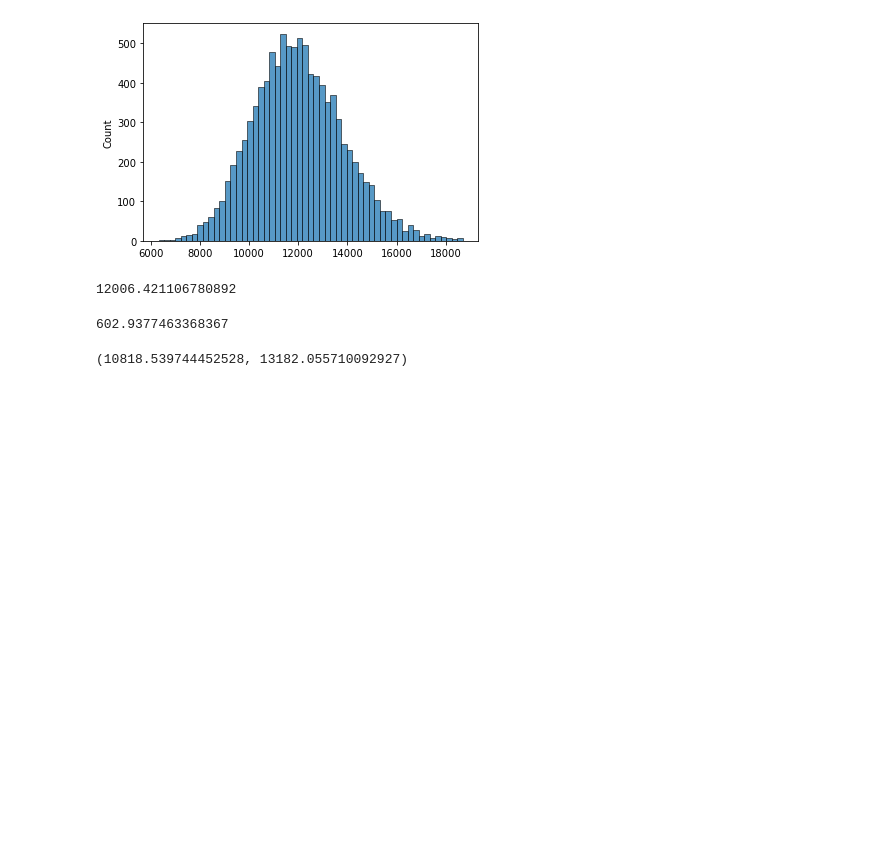
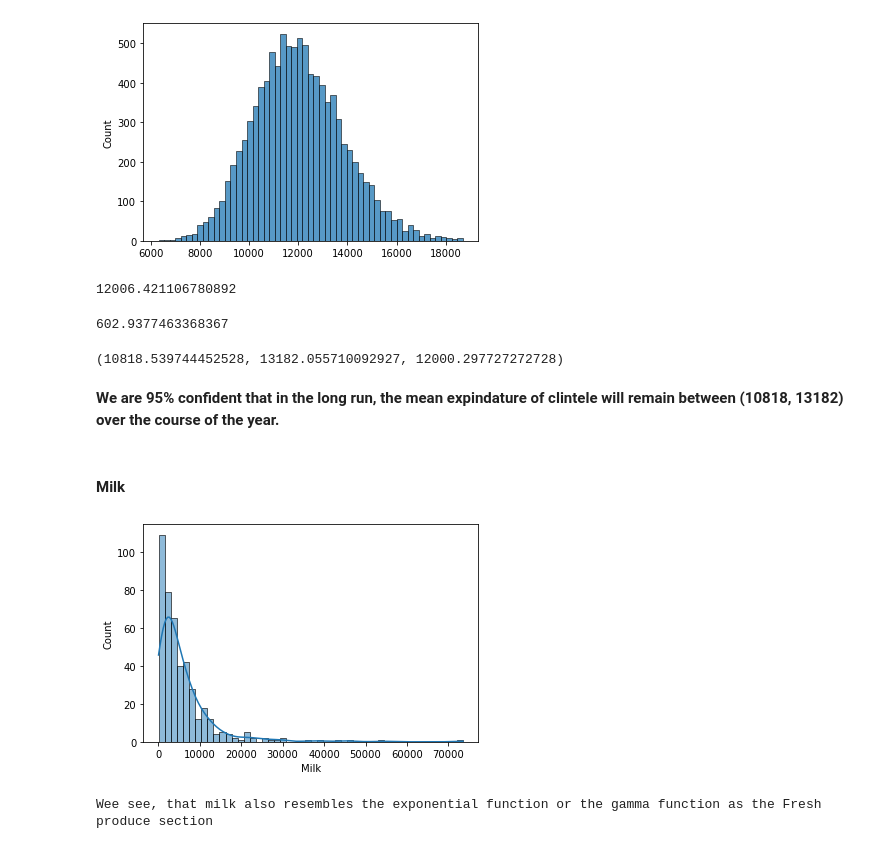
Before and after one commit to lopez-Luis89/Team_Project_AAI-500, a Jupyter notebook: Team Project AAI 500.ipynb, the cells around one changed output. Saved outputs shown, nothing was run; the diff lists cells and outputs as text; code cells hidden in the pictures; blank space fills up the shorter version.

```diff
--- a/Team Project AAI 500.ipynb
+++ b/Team Project AAI 500.ipynb
@@ -120,6 +131,17 @@ fresh_se = fresh_sd / np.sqrt(df['Fresh'].shape[0])
 # %%
 lower = fresh_mean - 1.96*fresh_se
 upper = fresh_mean + 1.96*fresh_se
-lower , upper
+lower , upper, fresh_mean
 # %% [output]
-(10818.539744452528, 13182.055710092927)
+(10818.539744452528, 13182.055710092927, 12000.297727272728)
+# %% [markdown]
+****We are 95% confident that in the long run, the mean expindature of clintele will remain between (10818, 13182) over the course of the year.****
+# %% [markdown]
+#### Milk
+# %%
+sns.histplot(df['Milk'], kde=True)
+plt.show();
+print('Wee see, that milk also resembles the exponential function or the gamma function as the Fresh produce section')
+# %% [output]
+[figure, added]
+Wee see, that milk also resembles the exponential function or the gamma function as the Fresh produce section
```
Also changed, not shown: parts of 8 cells of this notebook.
